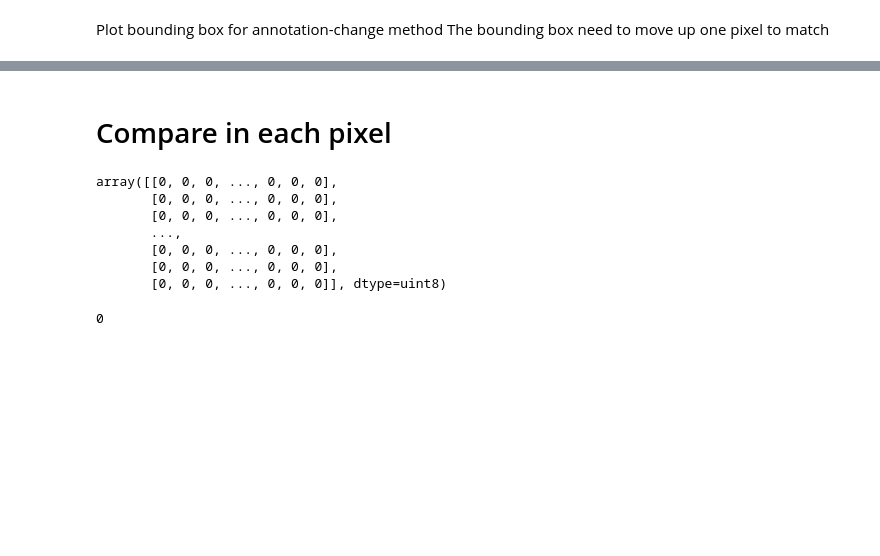
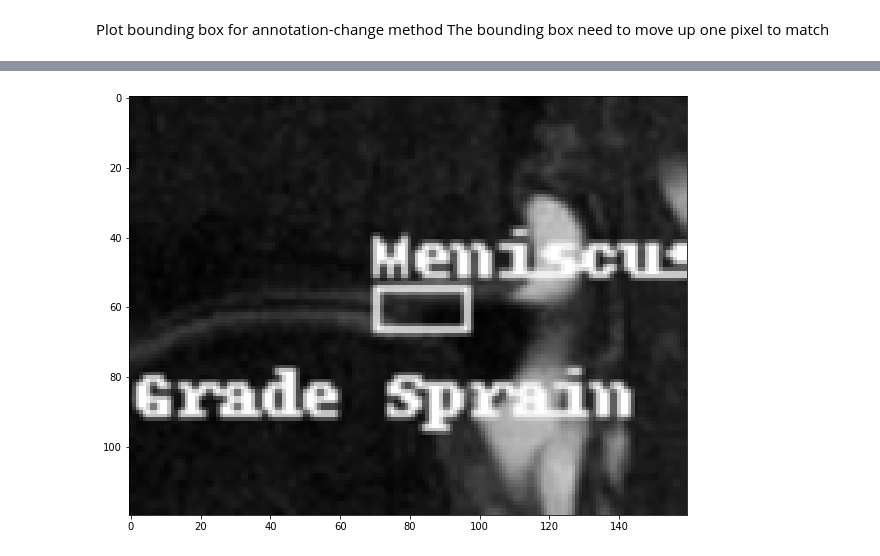
Before and after one commit to facebookresearch/fastMRI, a Jupyter notebook: fastmri_examples/annotation/fastmri_plus_viz.ipynb, the cells around one changed output, grey strips where cells are left out. Drawn from its saved outputs; the diff is of its cells as text; code cells hidden in the pictures; blank space fills up the shorter version.

```diff
--- a/fastmri_examples/annotation/fastmri_plus_viz.ipynb
+++ b/fastmri_examples/annotation/fastmri_plus_viz.ipynb
@@ -162,22 +98,35 @@ plt.imshow(annotated_img,'gray')
-# %% [markdown]
-# Compare in each pixel
-# %%
-gap = annotated_img_flip[::-1,:] - annotated_img
-gap
-# %% [output]
-array([[0, 0, 0, ..., 0, 0, 0],
-       [0, 0, 0, ..., 0, 0, 0],
-       [0, 0, 0, ..., 0, 0, 0],
-       ...,
-       [0, 0, 0, ..., 0, 0, 0],
-       [0, 0, 0, ..., 0, 0, 0],
-       [0, 0, 0, ..., 0, 0, 0]], dtype=uint8)
-# %%
-all = 0
-for i in range(len(gap)):
-    if sum(gap[i]) > 0:
-        print(i)
-    all += sum(gap[i])
-all
-# %% [output]
-0
+# %%
+def cv2_clipped_zoom(img, zoom_factor=0):
+
+    if zoom_factor == 0:
+        return img
+
+    height, width = img.shape[:2] # It's also the final desired shape
+    new_height, new_width = int(height * zoom_factor), int(width * zoom_factor)
+
+    # Centered bbox of the final desired size in resized (larger/smaller) image coordinates
+    y1, x1 = max(0, new_height - height) // 2, max(0, new_width - width) // 2
+    y2, x2 = y1 + height, x1 + width
+    bbox = np.array([y1,x1,y2,x2])
+    # Map back to original image coordinates
+    bbox = (bbox / zoom_factor).astype(np.int32)
+    y1, x1, y2, x2 = bbox
+    cropped_img = img[y1:y2, x1:x2]
+
+    # Handle padding when downscaling
+    resize_height, resize_width = min(new_height, height), min(new_width, width)
+    pad_height1, pad_width1 = (height - resize_height) // 2, (width - resize_width) //2
+    pad_height2, pad_width2 = (height - resize_height) - pad_height1, (width - resize_width) - pad_width1
+    pad_spec = [(pad_height1, pad_height2), (pad_width1, pad_width2)] + [(0,0)] * (img.ndim - 2)
+
+    result = cv2.resize(cropped_img, (resize_width, resize_height))
+    result = np.pad(result, pad_spec, mode='constant')
+    assert result.shape[0] == height and result.shape[1] == width
+    return result
+# %%
+annotated_img_zoom_in = cv2_clipped_zoom(np.array(annotated_img_enhanced)[80:200,160:320],2)
+plt.figure(figsize = (10,10))
+plt.imshow(annotated_img_zoom_in,'gray')
+plt.show()
+# %% [output]
+[figure, added]
```
Also changed, not shown: parts of 22 cells of this notebook, 1 other file.
